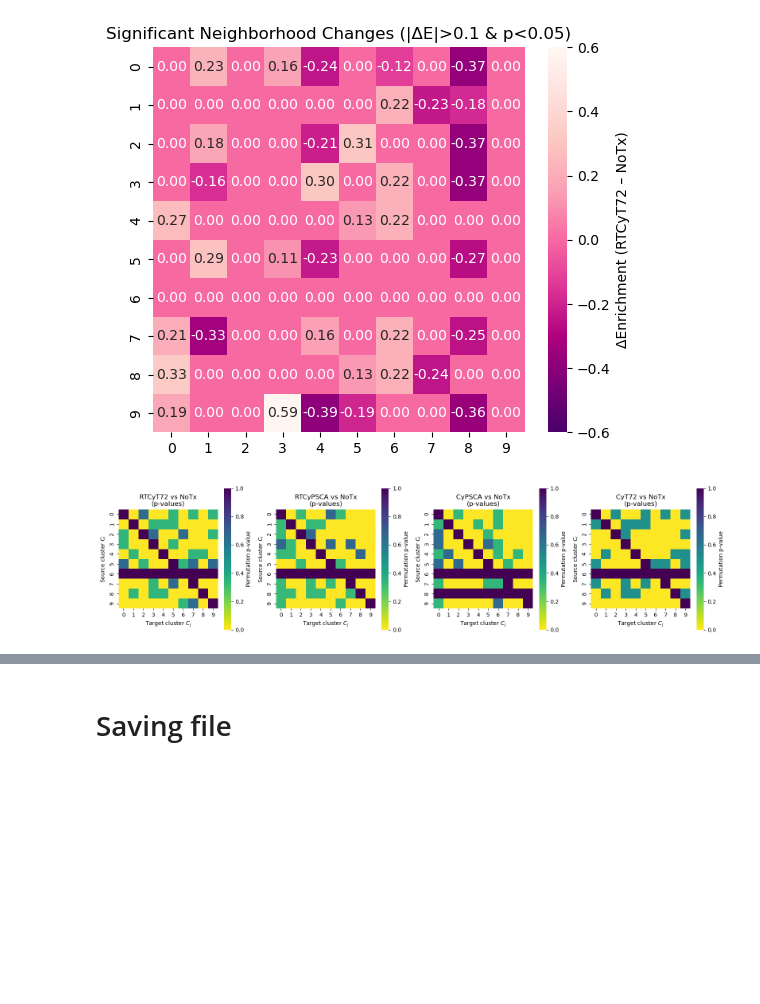
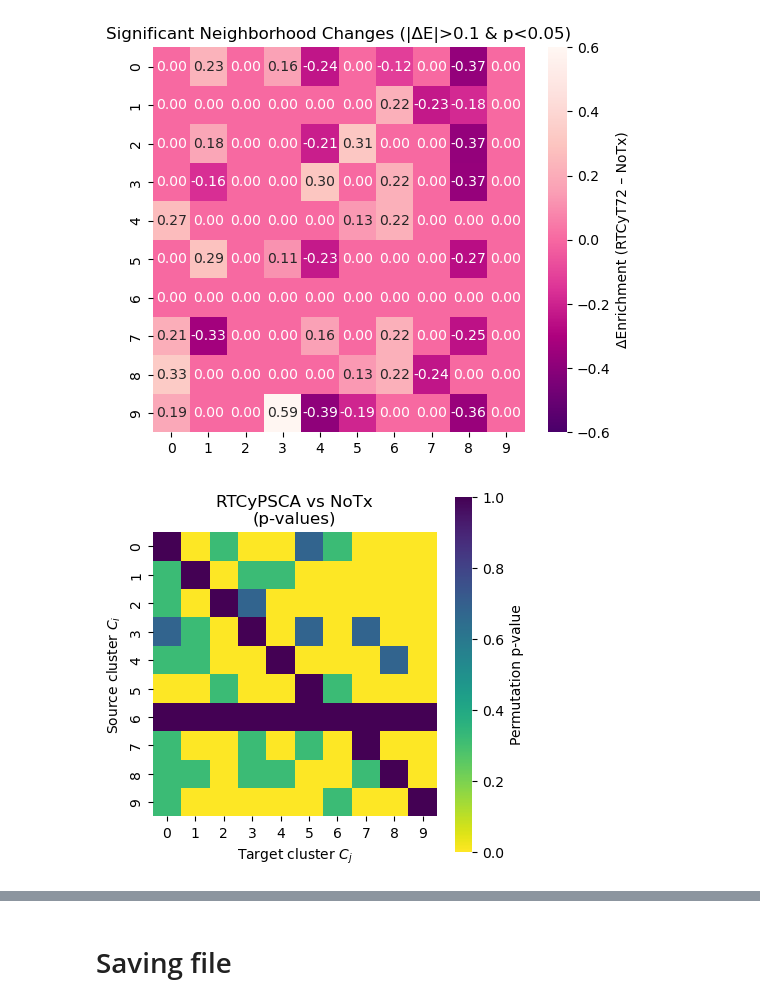
Before and after one commit to Li-Lab-COH/Spatial_CAR_T, a Jupyter notebook: Clustering/CC_cluster_analysis_.ipynb, the cells around one changed output, grey strips where cells are left out. Cells and saved outputs as stored; diff of their text form; code cells hidden in the pictures; blank space fills up the shorter version.

```diff
--- a/Clustering/CC_cluster_analysis_.ipynb
+++ b/Clustering/CC_cluster_analysis_.ipynb
@@ -275,10 +299,10 @@ Text(0.5, 1.0, 'Significant Neighborhood Changes (|ΔE|>0.1 & p<0.05)')
 #    that appear under ST_sample.uns["cluster_cellcharter_condition_diff_nhood_enrichment"].
 #    In your case, those keys are named "NoTx_RTCyT72", "NoTx_RTCyPSCA", "NoTx_CyPSCA", "NoTx_CyT72".
 comparisons = [
-    "NoTx_RTCyT72",
-    "NoTx_RTCyPSCA",
-    "NoTx_CyPSCA",
-    "NoTx_CyT72"
+    # "NoTx_RTCyT72",
+    "NoTx_RTCyPSCA"#,
+    # "NoTx_CyPSCA",
+    # "NoTx_CyT72"
 ]
 
 # 2) Pull out the diff_nhood_enrichment dictionary:
@@ -318,31 +342,31 @@ if nrows == 1:
 for idx, key in enumerate(comparisons):
     row = idx // ncols
     col = idx % ncols
     ax = axes[row, col]
 
     # Plot the p-value heatmap
     sns.heatmap(
         pval_matrices[idx],
         vmin=0.0, vmax=1.0,
         cmap="viridis_r",    # low p‐values = dark purple; high p‐values = light yellow
         square=True,
         cbar_kws={"label": "Permutation p-value"},
         ax=ax
     )
     # Make a title like “RTCyT72 vs NoTx (p-values)” from the key “NoTx_RTCyT72”
     # If you’d rather see “RTCyT72 vs NoTx” instead of “NoTx vs RTCyT72”, you can swap the pieces:
     cond1, cond2 = key.split("_")
     ax.set_title(f"{cond2} vs {cond1}\n(p-values)")
     ax.set_xlabel("Target cluster $C_j$")
     ax.set_ylabel("Source cluster $C_i$")
 
 # If there are any “extra” subplots in the grid, delete them:
 total_plots = nrows * ncols
 for extra_idx in range(n, total_plots):
     r = extra_idx // ncols
     c = extra_idx % ncols
     fig.delaxes(axes[r, c])
 
 plt.show()
 # %% [output]
-[figure, old version]
+[figure, new version]
```
Also changed, not shown: parts of 14 cells of this notebook, 5 other files.
